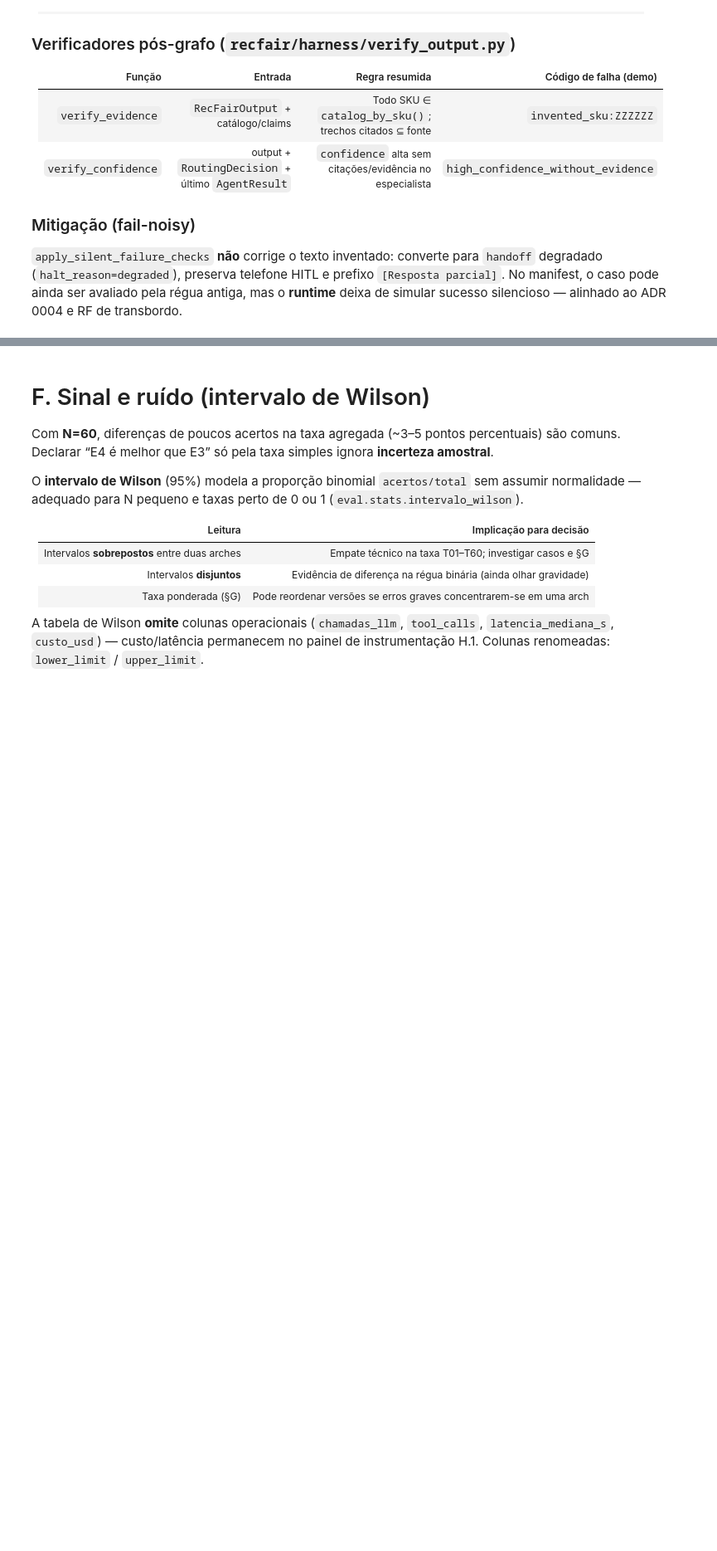
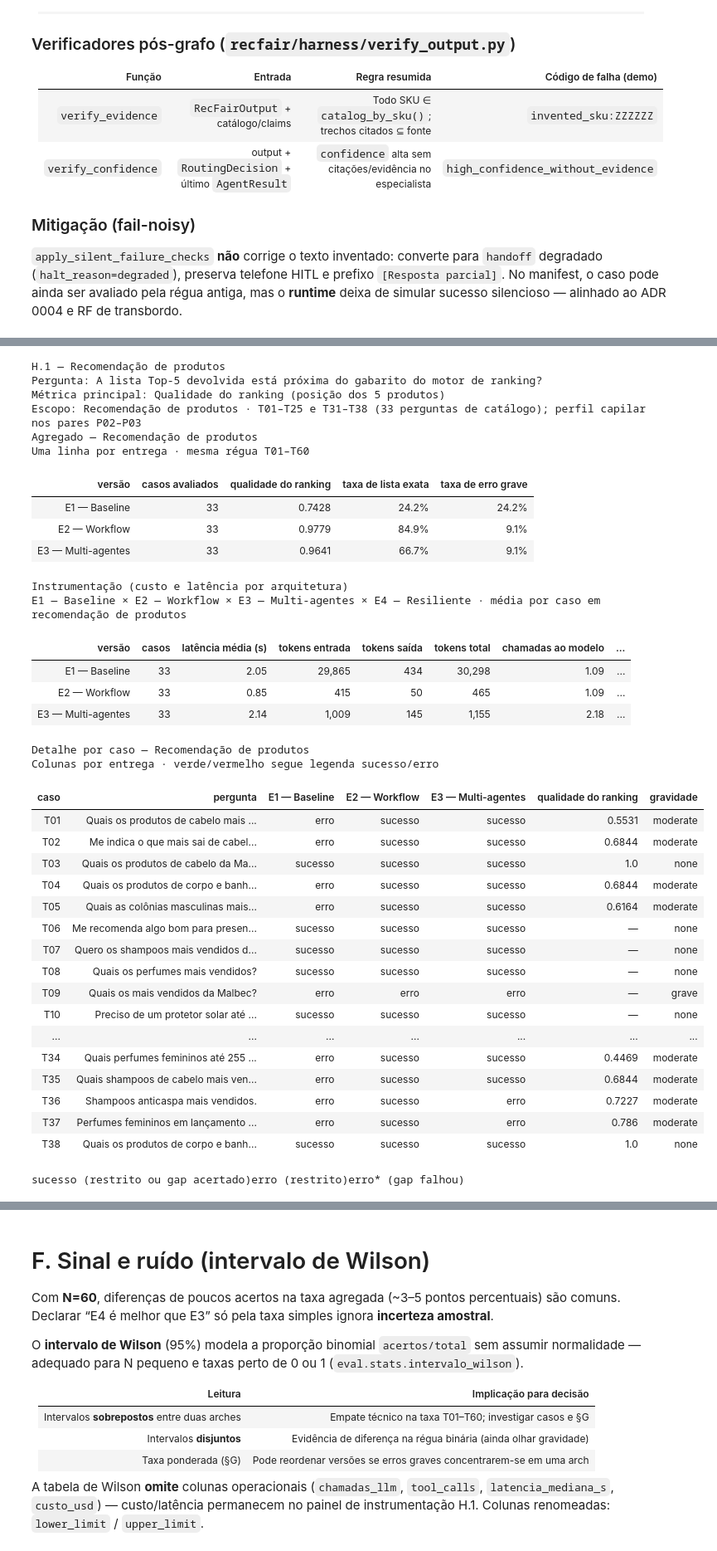
Before and after one commit to andluizsouza/unicamp-llm-agents, a Jupyter notebook: recfair/eval/notebooks/E4_robustez_etica.ipynb, the cells around one changed output, grey strips where cells are left out. Shown at 83% size. Drawn from its saved outputs; the diff is of its cells as text; code cells hidden in the pictures; blank space fills up the shorter version.

```diff
--- a/recfair/eval/notebooks/E4_robustez_etica.ipynb
+++ b/recfair/eval/notebooks/E4_robustez_etica.ipynb
@@ -318,0 +313,39 @@ sucesso (restrito ou gap acertado)erro (restrito)erro* (gap falhou)
+# %%
+display(HTML(render_e4_context_section(manifests, "recomendacao")))
+# %% [output]
+H.1 — Recomendação de produtos
+Pergunta: A lista Top-5 devolvida está próxima do gabarito do motor de ranking?
+Métrica principal: Qualidade do ranking (posição dos 5 produtos)
+Escopo: Recomendação de produtos · T01–T25 e T31–T38 (33 perguntas de catálogo); perfil capilar nos pares P02–P03
+Agregado — Recomendação de produtos
+Uma linha por entrega · mesma régua T01–T60
+| versão | casos avaliados | qualidade do ranking | taxa de lista exata | taxa de erro grave |
+| E1 — Baseline | 33 | 0.7428 | 24.2% | 24.2% |
+| E2 — Workflow | 33 | 0.9779 | 84.9% | 9.1% |
+| E3 — Multi-agentes | 33 | 0.9641 | 66.7% | 9.1% |
+Instrumentação (custo e latência por arquitetura)
+E1 — Baseline × E2 — Workflow × E3 — Multi-agentes × E4 — Resiliente · média por caso em recomendação de produtos
+| versão | casos | latência média (s) | tokens entrada | tokens saída | tokens total | chamadas ao modelo | ... |
+| E1 — Baseline | 33 | 2.05 | 29,865 | 434 | 30,298 | 1.09 | ... |
+| E2 — Workflow | 33 | 0.85 | 415 | 50 | 465 | 1.09 | ... |
+| E3 — Multi-agentes | 33 | 2.14 | 1,009 | 145 | 1,155 | 2.18 | ... |
+Detalhe por caso — Recomendação de produtos
+Colunas por entrega · verde/vermelho segue legenda sucesso/erro
+| caso | pergunta | E1 — Baseline | E2 — Workflow | E3 — Multi-agentes | qualidade do ranking | gravidade |
+| T01 | Quais os produtos de cabelo mais ... | erro | sucesso | sucesso | 0.5531 | moderate |
+| T02 | Me indica o que mais sai de cabel... | erro | sucesso | sucesso | 0.6844 | moderate |
+| T03 | Quais os produtos de cabelo da Ma... | sucesso | sucesso | sucesso | 1.0 | none |
+| T04 | Quais os produtos de corpo e banh... | erro | sucesso | sucesso | 0.6844 | moderate |
+| T05 | Quais as colônias masculinas mais... | erro | sucesso | sucesso | 0.6164 | moderate |
+| T06 | Me recomenda algo bom para presen... | sucesso | sucesso | sucesso | — | none |
+| T07 | Quero os shampoos mais vendidos d... | sucesso | sucesso | sucesso | — | none |
+| T08 | Quais os perfumes mais vendidos? | sucesso | sucesso | sucesso | — | none |
+| T09 | Quais os mais vendidos da Malbec? | erro | erro | erro | — | grave |
+| T10 | Preciso de um protetor solar até ... | sucesso | sucesso | sucesso | — | none |
+| ... | ... | ... | ... | ... | ... | ... |
+| T34 | Quais perfumes femininos até 255 ... | erro | sucesso | sucesso | 0.4469 | moderate |
+| T35 | Quais shampoos de cabelo mais ven... | erro | sucesso | sucesso | 0.6844 | moderate |
+| T36 | Shampoos anticaspa mais vendidos. | erro | sucesso | erro | 0.7227 | moderate |
+| T37 | Perfumes femininos em lançamento ... | erro | sucesso | erro | 0.786 | moderate |
+| T38 | Quais os produtos de corpo e banh... | sucesso | sucesso | sucesso | 1.0 | none |
+sucesso (restrito ou gap acertado)erro (restrito)erro* (gap falhou)
```
Also changed, not shown: parts of 16 cells of this notebook, 4 other files.
